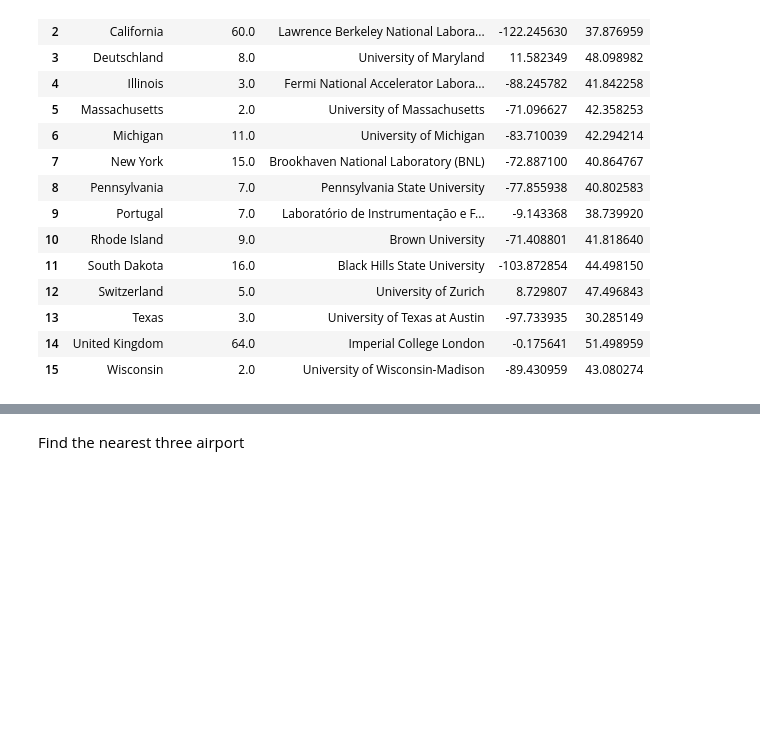
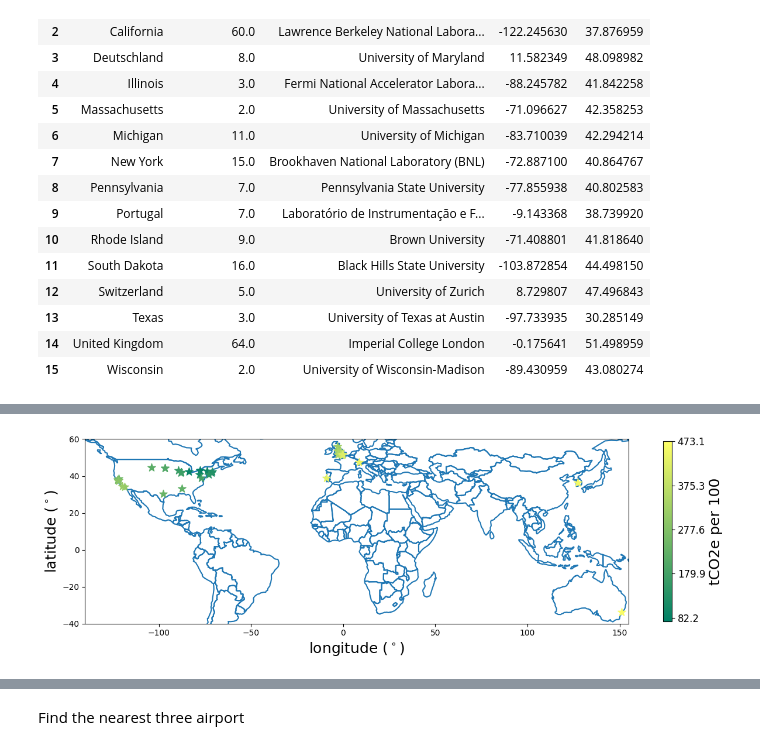
Before and after one commit to seriksen/sustainable-lz, a Jupyter notebook: notebooks/collaborations_whereabouts.ipynb, the cells around one changed output, grey strips where cells are left out. Drawn from its saved outputs; the diff is of its cells as text; code cells hidden in the pictures; blank space fills up the shorter version.

Commit message:
adding in flights

```diff
--- a/notebooks/collaborations_whereabouts.ipynb
+++ b/notebooks/collaborations_whereabouts.ipynb
@@ -219,3 +284,7 @@ See the caveats in the documentation: https://pandas.pydata.org/pandas-docs/stab
 | 13 | Texas | 3.0 | University of Texas at Austin | -97.733935 | 30.285149 |
 | 14 | United Kingdom | 64.0 | Imperial College London | -0.175641 | 51.498959 |
 | 15 | Wisconsin | 2.0 | University of Wisconsin-Madison | -89.430959 | 43.080274 |
+# %%
+row_index = author_university_locations.loc[author_university_locations['University'] == 'University of Maryland'].index[0]
+author_university_locations.loc[row_index,'latitude']=38.971500
+author_university_locations.loc[row_index,'longitude']=-76.940308
@@ -221,0 +296,16 @@ See the caveats in the documentation: https://pandas.pydata.org/pandas-docs/stab
+# %%
+import geopy.distance as dist
+cumulative_distance=[]
+for index,institute in author_university_locations.iterrows():
+    total_distance=0
+    for other_index,other_institute in author_university_locations.iterrows():
+        if index==other_index:
+            continue
+        total_distance+=other_institute['author_count']*calc_emissions_v2(dist.distance(
+                                     (institute['latitude'],institute['longitude']),
+                                     (other_institute['latitude'],other_institute['longitude'])).km)
+
+    cumulative_distance.append(total_distance)
+
+author_dists=author_university_locations.assign(cumulative_distance=cumulative_distance)
+#
@@ -221,0 +314,34 @@ See the caveats in the documentation: https://pandas.pydata.org/pandas-docs/stab
+# %%
+import matplotlib
+longs=np.array(author_dists.sort_values(by=['cumulative_distance'])['longitude'])
+lats=np.array(author_dists.sort_values(by=['cumulative_distance'])['latitude'])
+
+
+world = gpd.read_file('../data/maps/ne_110m_admin_0_countries.shp')
+fig, ax = plt.subplots(1, 1, figsize=(15, 10))
+carbon_map = matplotlib.colormaps['summer']
+world.boundary.plot(ax=ax, zorder=1)
+max_marker=150
+min_marker=50
+
+for i,(long,lat) in enumerate(np.transpose([longs,lats])):
+    color=carbon_map(i/len(longs))
+    ax.scatter(long,lat, marker='*', color=color,s=100)
+
+cmap = carbon_map
+min_dist=max(cumulative_distance)*100/341 #*2*150/1e6*100
+max_dist=min(cumulative_distance)*100/341 #*2*150/1e6*100
+norm = matplotlib.colors.Normalize(vmin=min_dist, vmax=max_dist)
+
+clb=plt.colorbar(matplotlib.cm.ScalarMappable(cmap=carbon_map,norm=norm),ax=plt.gca(),shrink=0.4,
+             label='tCO2e of flights',ticks=np.linspace(min_dist,max_dist,5,endpoint=True),
+            format='%.1f')
+clb.set_label('tCO2e per 100',fontsize=18)
+plt.xlim([-140,155])
+plt.ylim([-40,60])
+plt.xlabel("longitude ($^\circ$)",fontsize=18)
+plt.ylabel("latitude ($^\circ$)",fontsize=18)
+clb.ax.tick_params(labelsize='large')
+plt.savefig("tCO2_by_location.png",dpi=300)
+# %% [output]
+[figure, added]
```
Also changed, not shown: parts of 9 cells of this notebook, 9 other files.
